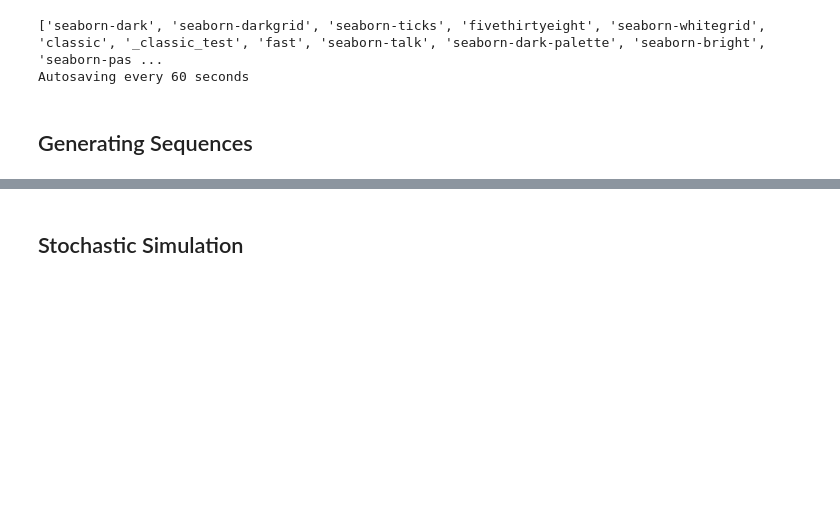
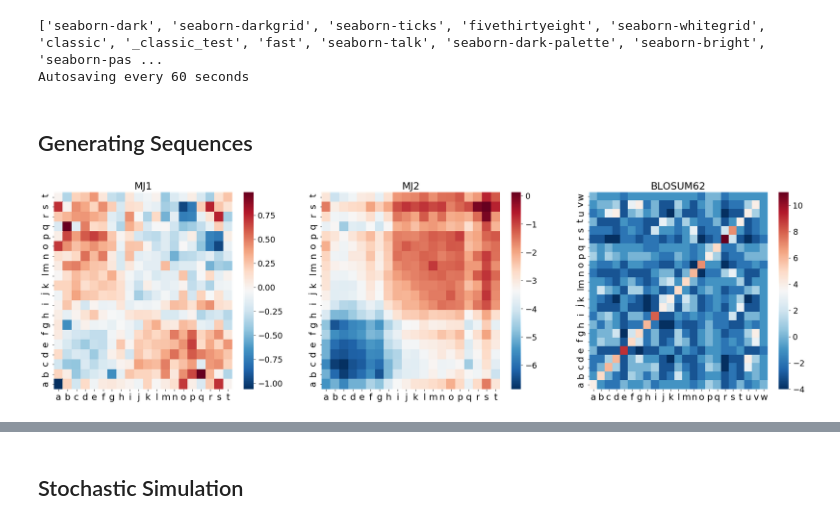
Before and after one commit to betoto008/Affinity_maturation, a Jupyter notebook: Jupyter_Notebooks/Stochastic_simulation.ipynb, the cells around one changed output, grey strips where cells are left out. Cells and saved outputs as stored; diff of their text form; code cells hidden in the pictures; blank space fills up the shorter version.

```diff
--- a/Jupyter_Notebooks/Stochastic_simulation.ipynb
+++ b/Jupyter_Notebooks/Stochastic_simulation.ipynb
@@ -22,5 +22,18 @@ print(style.available)
 Autosaving every 60 seconds
 # %% [markdown]
 ## Generating Sequences
+# %%
+M1 = np.loadtxt('../Text_files/MJ.txt', skiprows= 1, usecols=range(1,21)).tolist()
+M2 = np.loadtxt('../Text_files/MJ2.txt', skiprows= 1, usecols=range(1,21)).tolist()
+M3 = np.loadtxt('../Text_files/BLOSUM62.txt', skiprows= 1, max_rows = 23, usecols=range(1,24)).tolist()
+Alphabet = ['a', 'b', 'c', 'd', 'e', 'f', 'g', 'h', 'i', 'j', 'k', 'l', 'm', 'n', 'o', 'p', 'q', 'r', 's', 't']
+Alphabet2 = ['a', 'b', 'c', 'd', 'e', 'f', 'g', 'h', 'i', 'j', 'k', 'l', 'm', 'n', 'o', 'p', 'q', 'r', 's', 't', 'u', 'v', 'w']
+fig, ax = plt.subplots(1,3,figsize=(30,8))
+
+plot_energy_matrix(Energy_Matrix = M1, Alphabet = Alphabet, title = 'MJ1', ax = ax[0])
+plot_energy_matrix(Energy_Matrix = M2, Alphabet = Alphabet, title = 'MJ2', ax = ax[1])
+plot_energy_matrix(Energy_Matrix = M3, Alphabet = Alphabet2, title = 'BLOSUM62', ax = ax[2])
+# %% [output]
+[figure, added]
 # %%
 %%time
```
Also changed, not shown: parts of 18 cells of this notebook, 47 other files.
